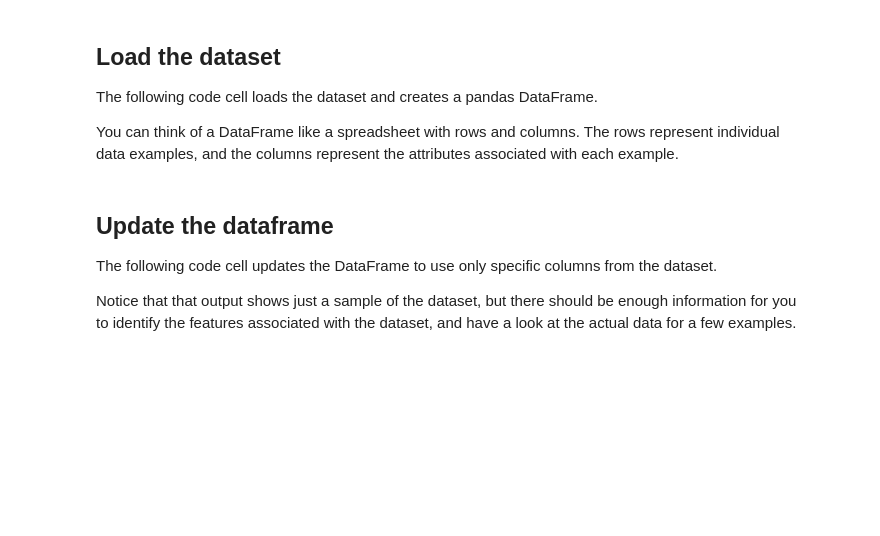
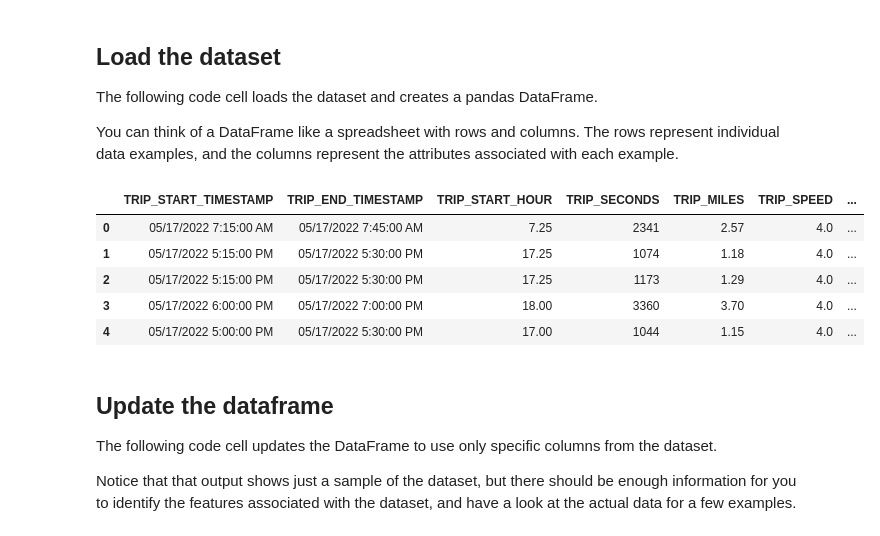
Before and after one commit to abeebyekeen/Google_ML-CrashCourse, a Jupyter notebook: ml/cc/exercises/linear_regression_taxi.ipynb, the cells around one changed output. Saved outputs shown, nothing was run; the diff lists cells and outputs as text; code cells hidden in the pictures; blank space fills up the shorter version.

```diff
--- a/ml/cc/exercises/linear_regression_taxi.ipynb
+++ b/ml/cc/exercises/linear_regression_taxi.ipynb
@@ -98,6 +96,15 @@ You can think of a DataFrame like a spreadsheet with rows and columns. The rows
 # %%
 # @title
 chicago_taxi_dataset = pd.read_csv("https://download.mlcc.google.com/mledu-datasets/chicago_taxi_train.csv")
+# %%
+chicago_taxi_dataset.head()
+# %% [output]
+|  | TRIP_START_TIMESTAMP | TRIP_END_TIMESTAMP | TRIP_START_HOUR | TRIP_SECONDS | TRIP_MILES | TRIP_SPEED | ... |
+| 0 | 05/17/2022 7:15:00 AM | 05/17/2022 7:45:00 AM | 7.25 | 2341 | 2.57 | 4.0 | ... |
+| 1 | 05/17/2022 5:15:00 PM | 05/17/2022 5:30:00 PM | 17.25 | 1074 | 1.18 | 4.0 | ... |
+| 2 | 05/17/2022 5:15:00 PM | 05/17/2022 5:30:00 PM | 17.25 | 1173 | 1.29 | 4.0 | ... |
+| 3 | 05/17/2022 6:00:00 PM | 05/17/2022 7:00:00 PM | 18.00 | 3360 | 3.70 | 4.0 | ... |
+| 4 | 05/17/2022 5:00:00 PM | 05/17/2022 5:30:00 PM | 17.00 | 1044 | 1.15 | 4.0 | ... |
 # %% [markdown]
 ## Update the dataframe
 
```
Also changed, not shown: parts of 8 cells of this notebook.
